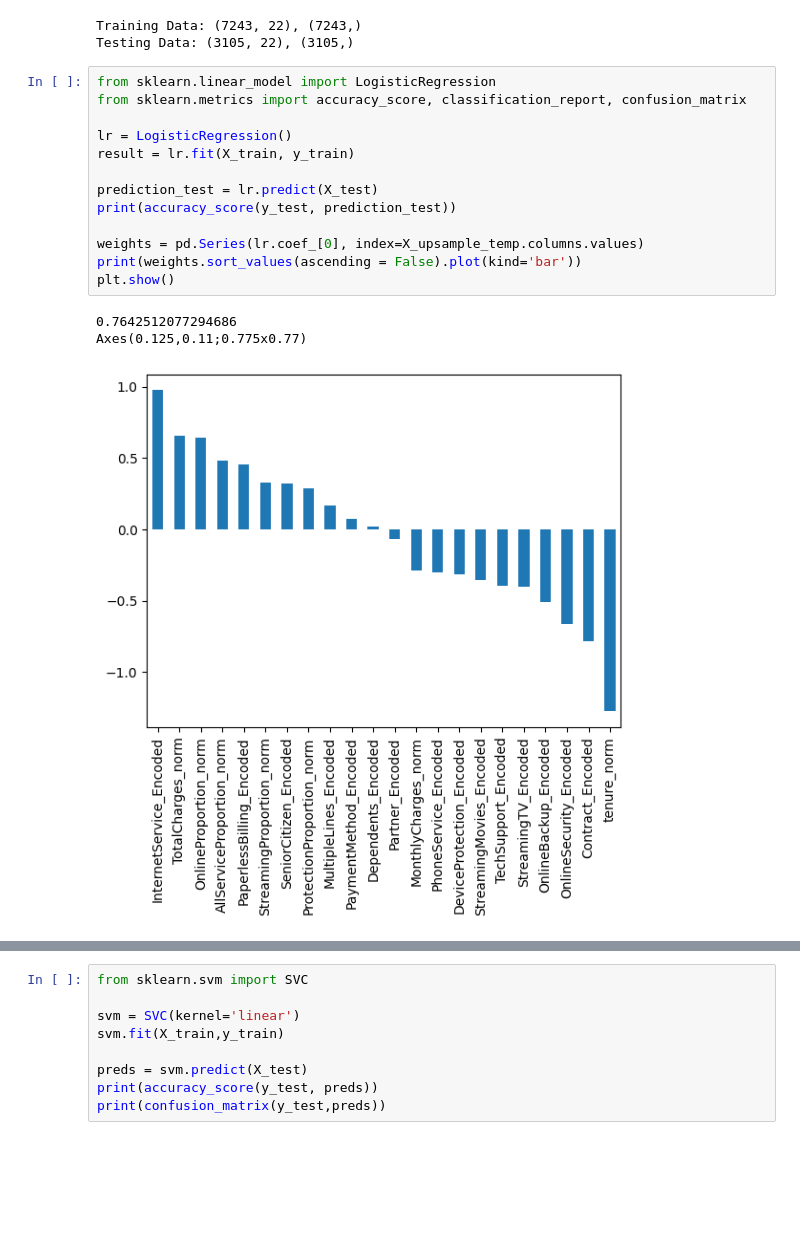
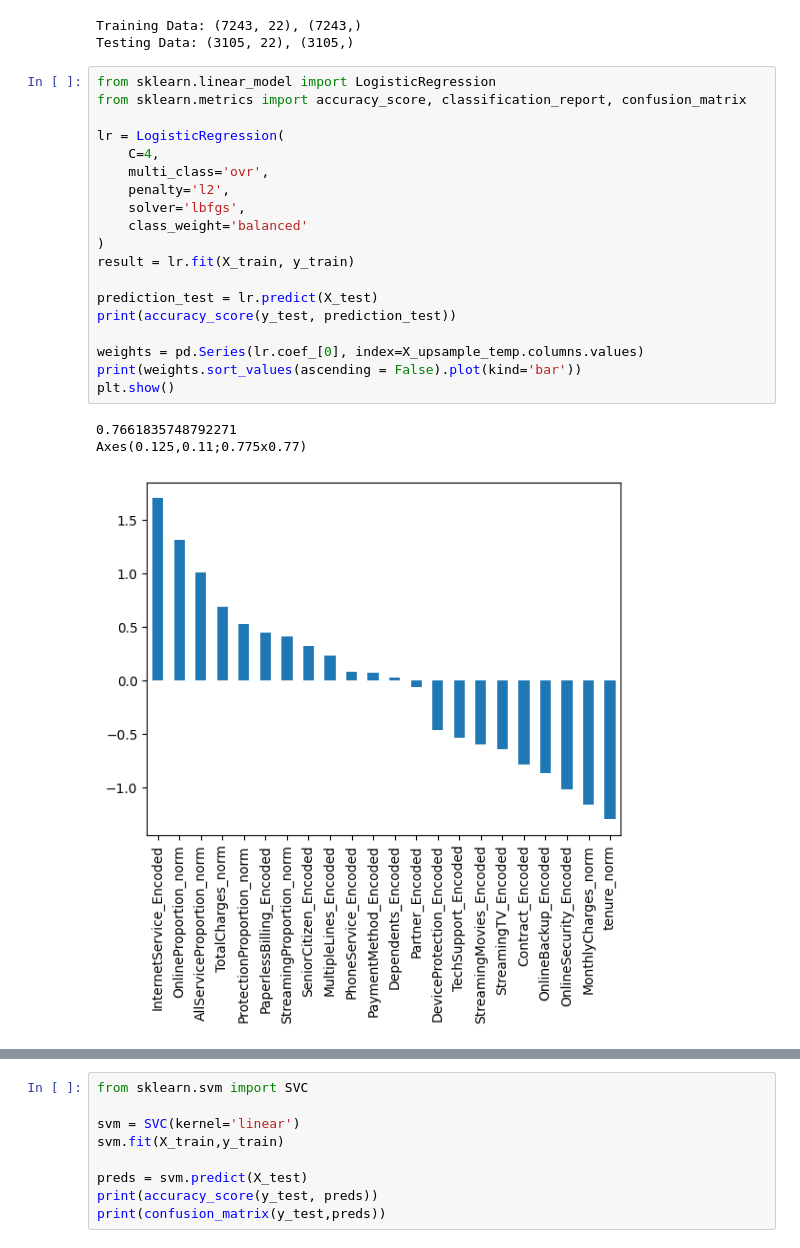
Before and after one commit to chanonchacharu/DM-TelcoChurnPrediction, a Jupyter notebook: churn-prediction-des434-data-analysis-and-ml.ipynb, the cells around one changed output, grey strips where cells are left out. Drawn from its saved outputs; the diff is of its cells as text; blank space fills up the shorter version.

```diff
--- a/churn-prediction-des434-data-analysis-and-ml.ipynb
+++ b/churn-prediction-des434-data-analysis-and-ml.ipynb
@@ -384,20 +384,26 @@ Testing Data: (3105, 22), (3105,)
 # %%
 from sklearn.linear_model import LogisticRegression
 from sklearn.metrics import accuracy_score, classification_report, confusion_matrix
 
-lr = LogisticRegression()
+lr = LogisticRegression(
+    C=4,
+    multi_class='ovr',
+    penalty='l2',
+    solver='lbfgs',
+    class_weight='balanced'
+)
 result = lr.fit(X_train, y_train)
 
 prediction_test = lr.predict(X_test)
 print(accuracy_score(y_test, prediction_test))
 
 weights = pd.Series(lr.coef_[0], index=X_upsample_temp.columns.values)
 print(weights.sort_values(ascending = False).plot(kind='bar'))
 plt.show()
 # %% [output]
-0.7642512077294686
+0.7661835748792271
 Axes(0.125,0.11;0.775x0.77)
-[figure, old version]
+[figure, new version]
 # %%
 from sklearn.tree import DecisionTreeClassifier
 from sklearn.model_selection import cross_val_score
```
Also changed, not shown: parts of 18 cells of this notebook.
